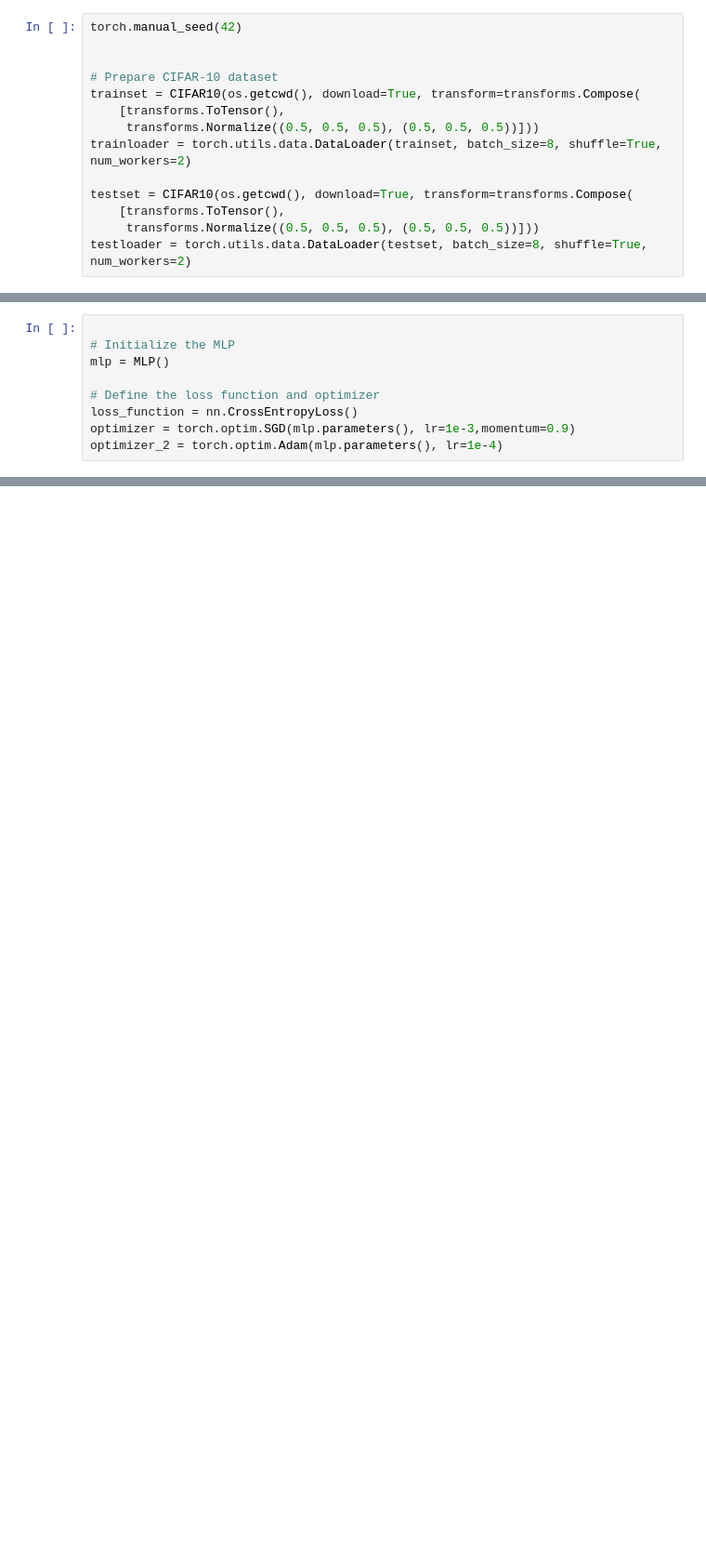
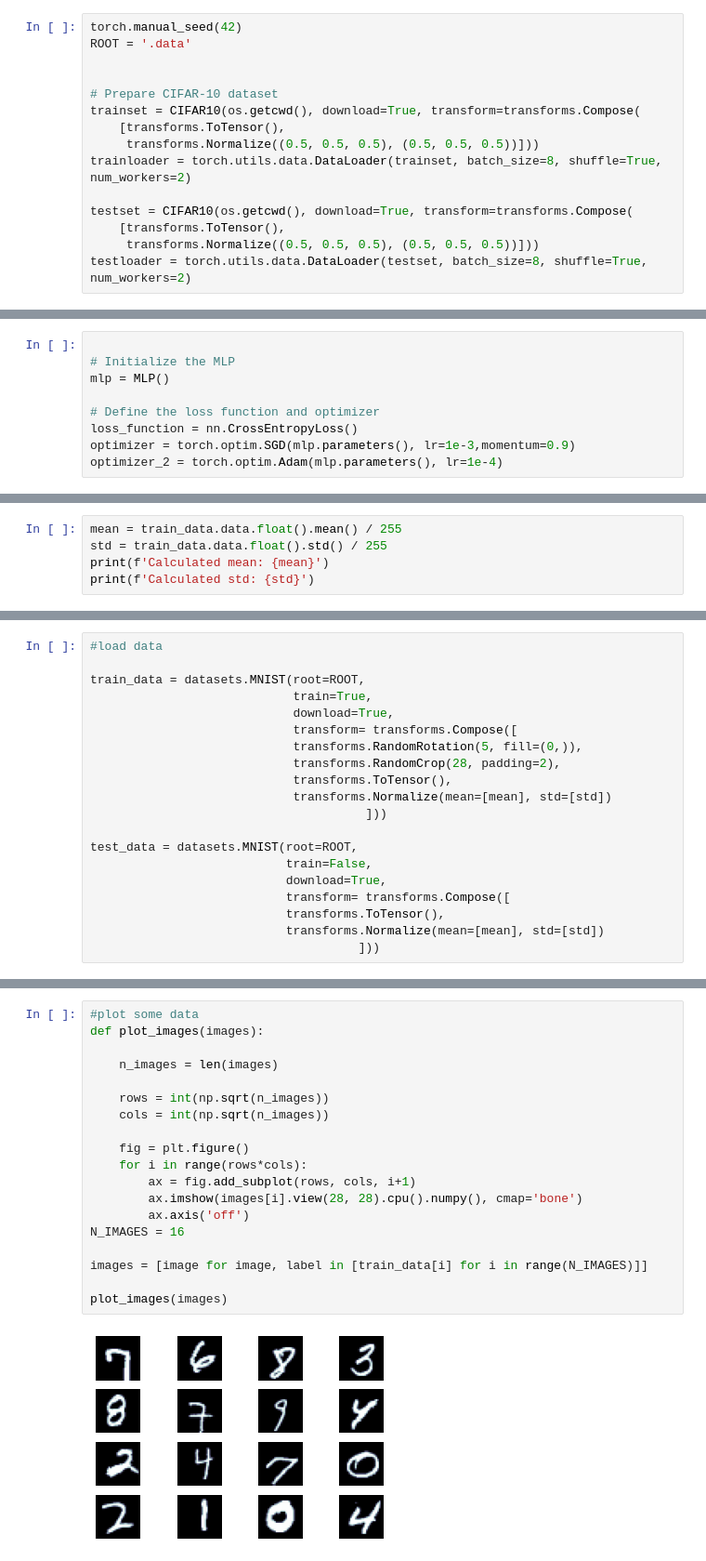
Before and after one commit to cosmina98/PhD, a Jupyter notebook: MLP_on_graph_classification_using_PyTorch/MLP_ON_VISION_DATASETS.ipynb, the cells around one changed output, grey strips where cells are left out. Shown at 93% size. Saved outputs shown, nothing was run; the diff lists cells and outputs as text; blank space fills up the shorter version.

```diff
--- a/MLP_on_graph_classification_using_PyTorch/MLP_ON_VISION_DATASETS.ipynb
+++ b/MLP_on_graph_classification_using_PyTorch/MLP_ON_VISION_DATASETS.ipynb
@@ -35,6 +57,7 @@ class MLP(nn.Module):
     return self.layers(x)
 # %%
 torch.manual_seed(42)
+ROOT = '.data'
 
 
 # Prepare CIFAR-10 dataset
@@ -208,0 +171,5 @@ Training process has finished.
+# %%
+mean = train_data.data.float().mean() / 255
+std = train_data.data.float().std() / 255
+print(f'Calculated mean: {mean}')
+print(f'Calculated std: {std}')
@@ -208,0 +185,20 @@ Training process has finished.
+# %%
+#load data
+
+train_data = datasets.MNIST(root=ROOT,
+                            train=True,
+                            download=True,
+                            transform= transforms.Compose([
+                            transforms.RandomRotation(5, fill=(0,)),
+                            transforms.RandomCrop(28, padding=2),
+                            transforms.ToTensor(),
+                            transforms.Normalize(mean=[mean], std=[std])
+                                      ]))
+
+test_data = datasets.MNIST(root=ROOT,
+                           train=False,
+                           download=True,
+                           transform= transforms.Compose([
+                           transforms.ToTensor(),
+                           transforms.Normalize(mean=[mean], std=[std])
+                                     ]))
@@ -208,0 +211,21 @@ Training process has finished.
+# %%
+#plot some data
+def plot_images(images):
+
+    n_images = len(images)
+
+    rows = int(np.sqrt(n_images))
+    cols = int(np.sqrt(n_images))
+
+    fig = plt.figure()
+    for i in range(rows*cols):
+        ax = fig.add_subplot(rows, cols, i+1)
+        ax.imshow(images[i].view(28, 28).cpu().numpy(), cmap='bone')
+        ax.axis('off')
+N_IMAGES = 16
+
+images = [image for image, label in [train_data[i] for i in range(N_IMAGES)]]
+
+plot_images(images)
+# %% [output]
+[figure, added]
```
Also changed, not shown: parts of 40 cells of this notebook.
